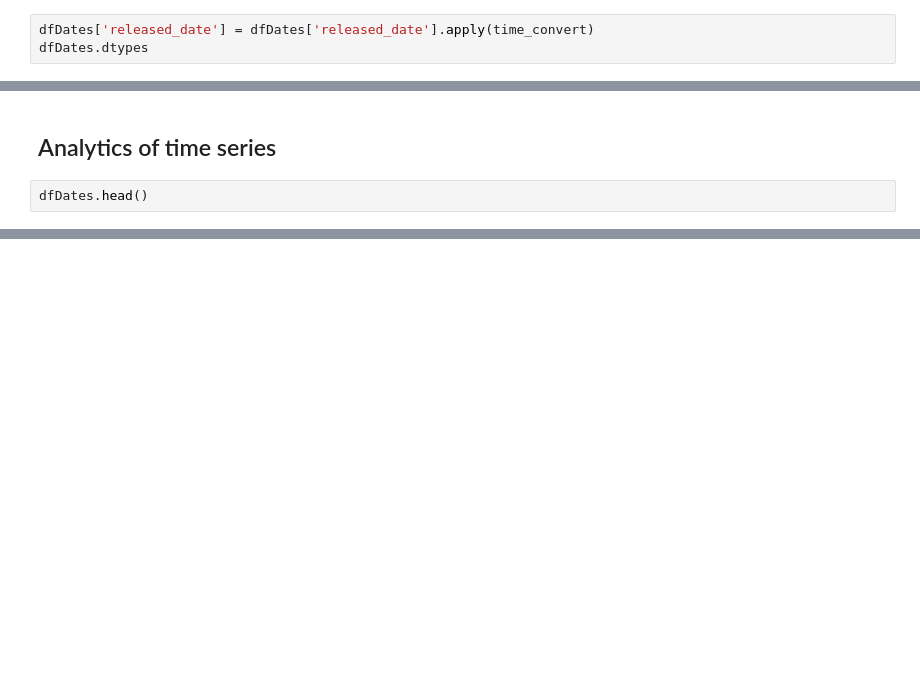
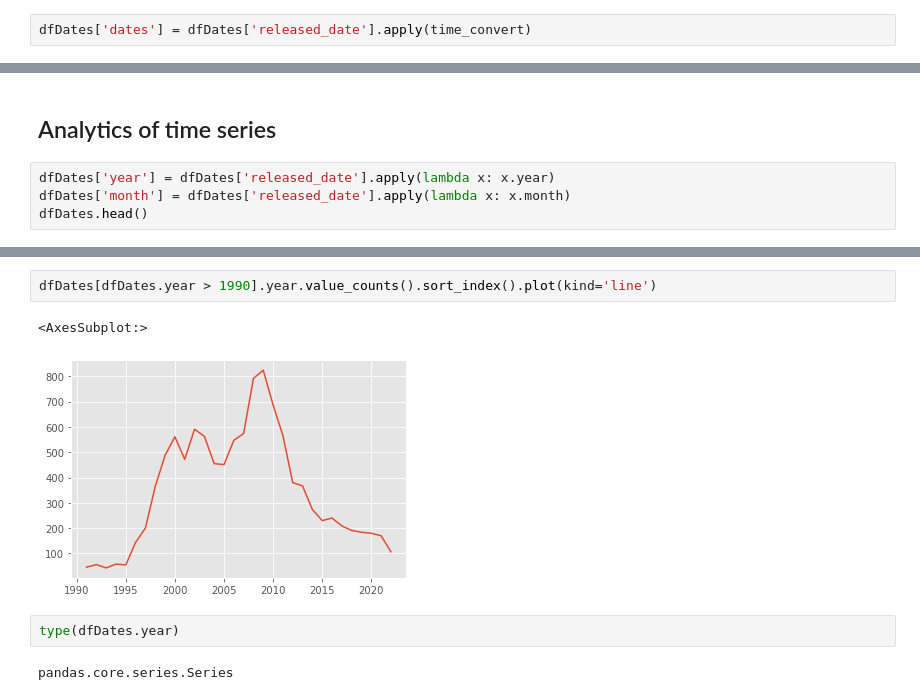
Before and after one commit to al-barbosa/IGN-analytics, a Jupyter notebook: Untitled.ipynb, the cells around one changed output, grey strips where cells are left out. Drawn from its saved outputs; the diff is of its cells as text; blank space fills up the shorter version.

```diff
--- a/Untitled.ipynb
+++ b/Untitled.ipynb
@@ -81,8 +93,7 @@ df.released_date[0][:10]
 def time_convert(old_time_string):
     return datetime.strptime(old_time_string[:10], '%Y-%m-%d')
 # %%
-dfDates['released_date'] = dfDates['released_date'].apply(time_convert)
-dfDates.dtypes
+dfDates['dates'] = dfDates['released_date'].apply(time_convert)
 # %% [output]
 A value is trying to be set on a copy of a slice from a DataFrame.
 Try using .loc[row_indexer,col_indexer] = value instead
@@ -449,5 +577,7 @@ devs_df[devs_df['count'] > 10].sort_values('mean', ascending=True)[:10].round(2)
 # %% [markdown]
 ## Analytics of time series
 # %%
+dfDates['year'] = dfDates['released_date'].apply(lambda x: x.year)
+dfDates['month'] = dfDates['released_date'].apply(lambda x: x.month)
 dfDates.head()
 # %% [output]
@@ -457,3 +597,12 @@ dfDates.head()
 | 2 | Far Cry 2 | ['Gameloft', 'Ubisoft Montreal'] | ['Ubisoft', 'Gameloft'] | ['Far Cry'] | ['Memory Card', 'Vibration', 'Dua... | 2008-10-21 00:00:00 | [Luna, PC, Wireless, Xbox 360, Pl... | ['Shooter'] | 8.9 | ... |
 | 3 | Pro 18: World Tour Golf | ['Psygnosis'] | ['Psygnosis', 'Electro Source'] | NaN | ['Number Of Players', 'Memory Car... | 1999-03-31 00:00:00 | [PC, PlayStation] | ['Sports'] | 3.0 | ... |
 | 4 | Bust A Groove | ['Metro Corporation (aka Metro Gr... | ['Sony Computer Entertainment', '... | ['Bust a Groove'] | ['Number Of Players', 'Memory Car... | 1998-04-27 00:00:00 | [PlayStation] | ['Action', 'Music'] | 9.0 | ... |
+# %%
+dfDates[dfDates.year > 1990].year.value_counts().sort_index().plot(kind='line')
+# %% [output]
+<AxesSubplot:>
+[figure, added]
+# %%
+type(dfDates.year)
+# %% [output]
+pandas.core.series.Series
```
Also changed, not shown: parts of 25 cells of this notebook.
